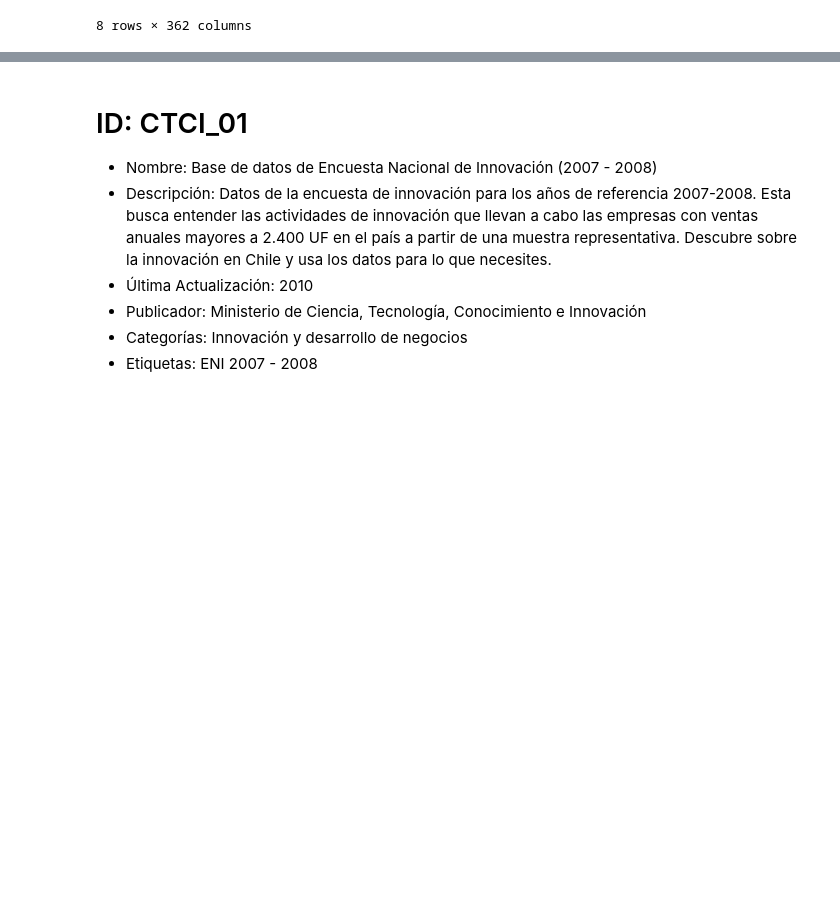
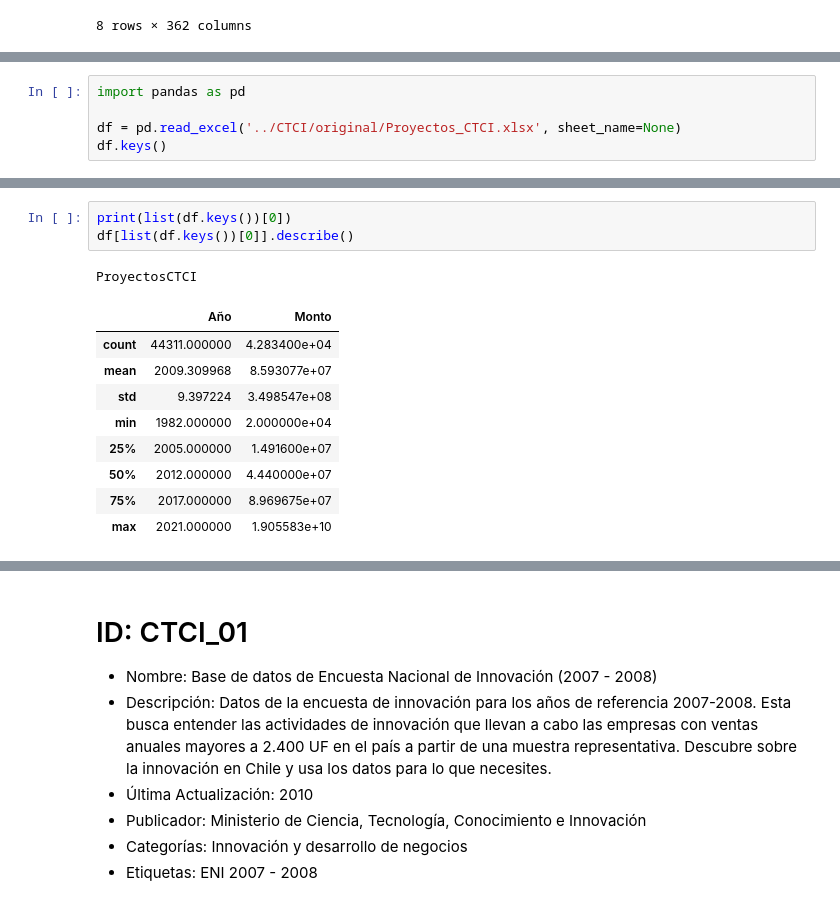
Before and after one commit to Nanocell-Lab/nodo_CTCI, a Jupyter notebook: data4institución/Pandas_starting/Pandas_CTCI.ipynb, the cells around one changed output, grey strips where cells are left out. Saved outputs shown, nothing was run; the diff lists cells and outputs as text; blank space fills up the shorter version.

Commit message:
ctci terminado (31)

```diff
--- a/data4institución/Pandas_starting/Pandas_CTCI.ipynb
+++ b/data4institución/Pandas_starting/Pandas_CTCI.ipynb
@@ -260,0 +269,5 @@ Ref2009-2010
+# %%
+import pandas as pd
+
+df = pd.read_excel('../CTCI/original/Proyectos_CTCI.xlsx', sheet_name=None)
+df.keys()
@@ -260,0 +285,14 @@ Ref2009-2010
+# %%
+print(list(df.keys())[0])
+df[list(df.keys())[0]].describe()
+# %% [output]
+ProyectosCTCI
+|  | Año | Monto |
+| count | 44311.000000 | 4.283400e+04 |
+| mean | 2009.309968 | 8.593077e+07 |
+| std | 9.397224 | 3.498547e+08 |
+| min | 1982.000000 | 2.000000e+04 |
+| 25% | 2005.000000 | 1.491600e+07 |
+| 50% | 2012.000000 | 4.440000e+07 |
+| 75% | 2017.000000 | 8.969675e+07 |
+| max | 2021.000000 | 1.905583e+10 |
```
Also changed, not shown: parts of 80 cells of this notebook, 27 other files.
